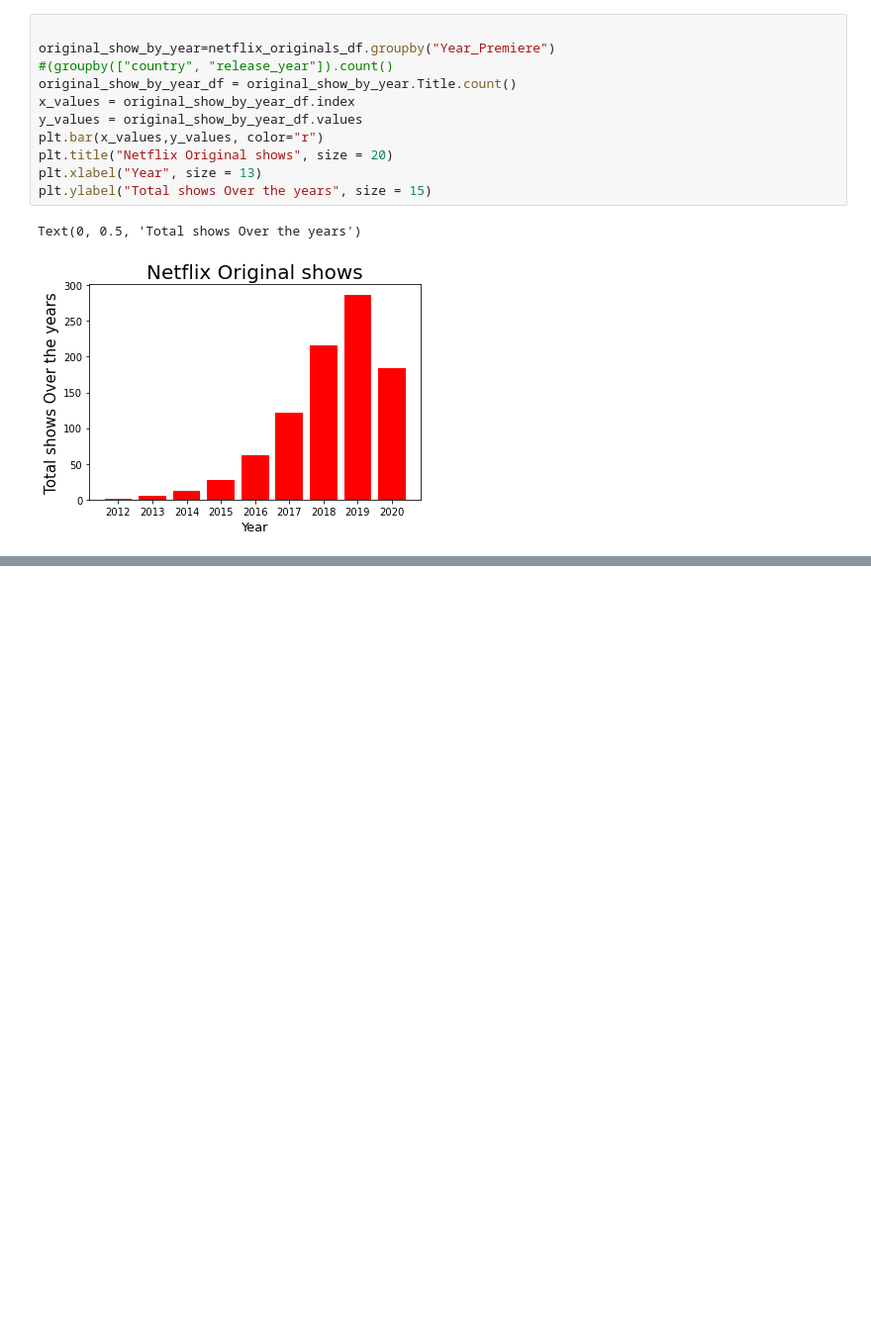
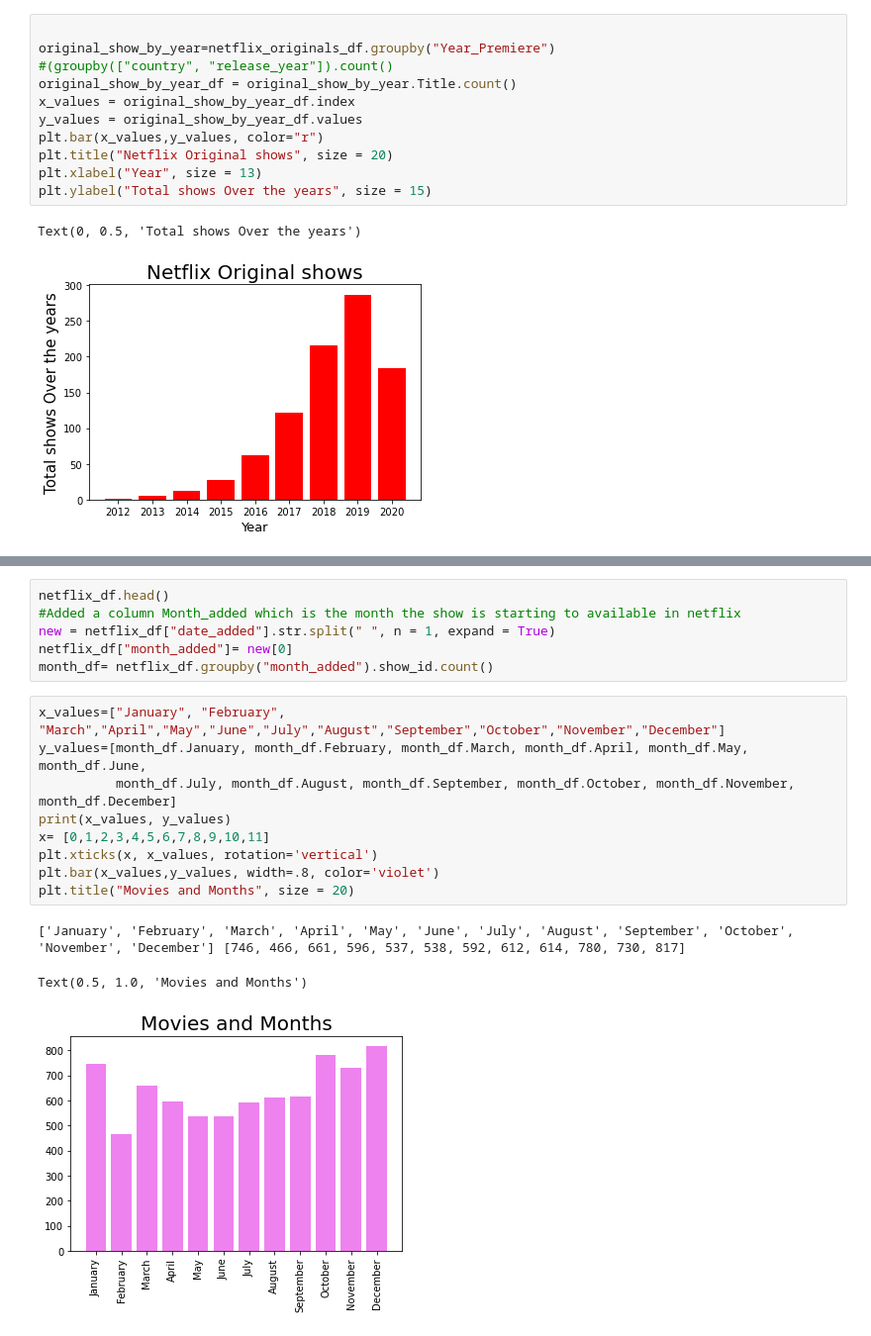
Before and after one commit to Dan-Freda/Project1-3, a Jupyter notebook: netflix.ipynb, the cells around one changed output, grey strips where cells are left out. Shown: that part at 99% size. Cells and saved outputs as stored; diff of their text form; blank space fills up the shorter version.

Commit message:
added more graphs

```diff
--- a/netflix.ipynb
+++ b/netflix.ipynb
@@ -308,0 +317,19 @@ Text(0, 0.5, 'Total shows Over the years')
+# %%
+netflix_df.head()
+#Added a column Month_added which is the month the show is starting to available in netflix
+new = netflix_df["date_added"].str.split(" ", n = 1, expand = True)
+netflix_df["month_added"]= new[0]
+month_df= netflix_df.groupby("month_added").show_id.count()
+# %%
+x_values=["January", "February", "March","April","May","June","July","August","September","October","November","December"]
+y_values=[month_df.January, month_df.February, month_df.March, month_df.April, month_df.May, month_df.June,
+          month_df.July, month_df.August, month_df.September, month_df.October, month_df.November, month_df.December]
+print(x_values, y_values)
+x= [0,1,2,3,4,5,6,7,8,9,10,11]
+plt.xticks(x, x_values, rotation='vertical')
+plt.bar(x_values,y_values, width=.8, color='violet')
+plt.title("Movies and Months", size = 20)
+# %% [output]
+['January', 'February', 'March', 'April', 'May', 'June', 'July', 'August', 'September', 'October', 'November', 'December'] [746, 466, 661, 596, 537, 538, 592, 612, 614, 780, 730, 817]
+Text(0.5, 1.0, 'Movies and Months')
+[figure, added]
```
Also changed, not shown: parts of 12 cells of this notebook, 3 other files.
